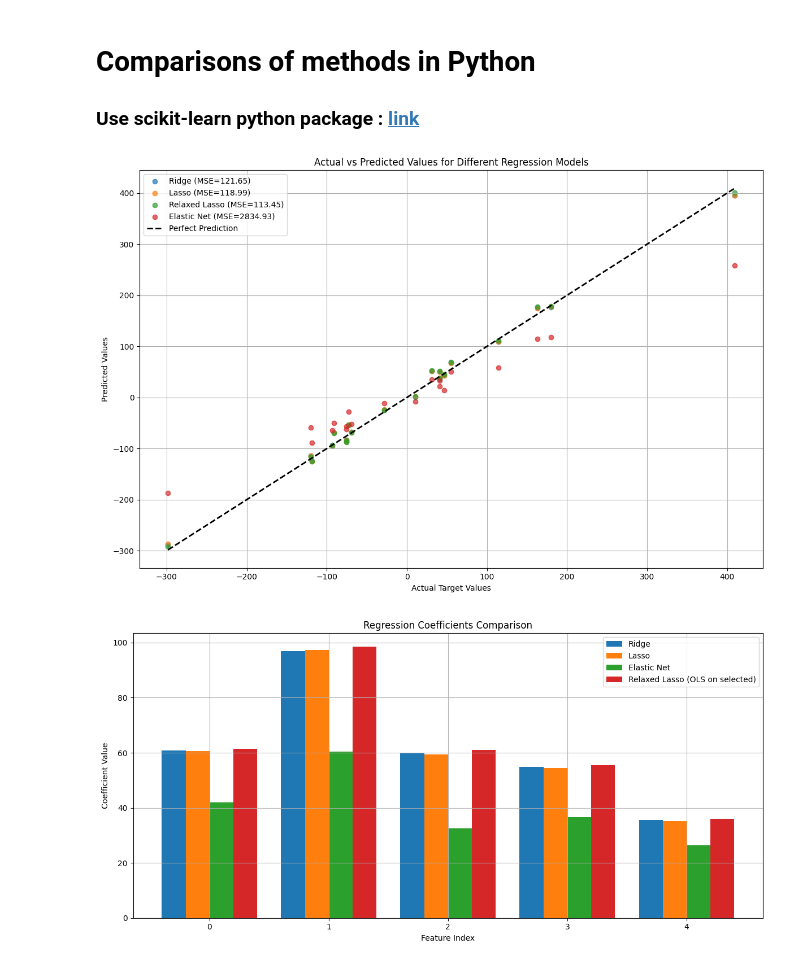
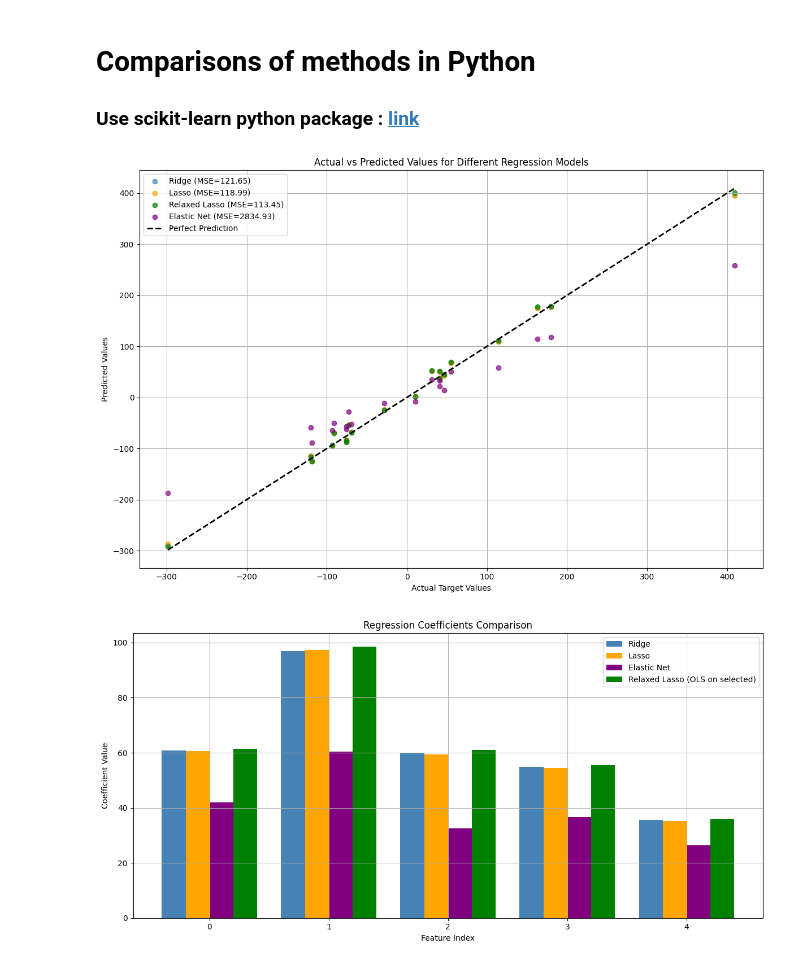
Before and after one commit to Mokhwalee/Machine-Learning, a Jupyter notebook: 01_linear_regression.ipynb, the cells around one changed output. Cells and saved outputs as stored; diff of their text form; code cells hidden in the pictures.

```diff
--- a/01_linear_regression.ipynb
+++ b/01_linear_regression.ipynb
@@ -139,47 +151,66 @@ elastic_net.fit(X_train, y_train)
 y_pred_enet = elastic_net.predict(X_test)
 mse_enet = mean_squared_error(y_test, y_pred_enet)
 
+# Define consistent colors for all models
+colors = {
+    'Ridge': 'steelblue',
+    'Lasso': 'orange',
+    'Relaxed Lasso': 'green',
+    'Elastic Net': 'purple'
+}
+
 # ==============================================================
-# Visualization 1: Actual vs Predicted values for all methods
-# Helps to visually compare how well each method predicts the target values
+# Visualization 1: Bar plot for MSE comparison
+# ==============================================================
+#methods = ['Ridge', 'Lasso', 'Relaxed Lasso', 'Elastic Net']
+#mse_values = [mse_ridge, mse_lasso, mse_relaxed, mse_enet]
+
+#plt.figure(figsize=(8, 6))
+#plt.bar(methods, mse_values, color=[colors[m] for m in methods])
+#plt.ylabel('Mean Squared Error (MSE)')
+#plt.title('MSE Comparison of Regression Methods')
+#plt.grid(axis='y')
+#plt.tight_layout()
+#plt.show()
+
+# ==============================================================
+# Visualization 2: Actual vs Predicted plot with color matching
 # ==============================================================
 plt.figure(figsize=(12, 8))
-plt.scatter(y_test, y_pred_ridge, label=f'Ridge (MSE={mse_ridge:.2f})', alpha=0.7)
-plt.scatter(y_test, y_pred_lasso, label=f'Lasso (MSE={mse_lasso:.2f})', alpha=0.7)
-plt.scatter(y_test, y_pred_relaxed, label=f'Relaxed Lasso (MSE={mse_relaxed:.2f})', alpha=0.7)
-plt.scatter(y_test, y_pred_enet, label=f'Elastic Net (MSE={mse_enet:.2f})', alpha=0.7)
+plt.scatter(y_test, y_pred_ridge, label=f'Ridge (MSE={mse_ridge:.2f})', color=colors['Ridge'], alpha=0.7)
+plt.scatter(y_test, y_pred_lasso, label=f'Lasso (MSE={mse_lasso:.2f})', color=colors['Lasso'], alpha=0.7)
+plt.scatter(y_test, y_pred_relaxed, label=f'Relaxed Lasso (MSE={mse_relaxed:.2f})', color=colors['Relaxed Lasso'], alpha=0.7)
+plt.scatter(y_test, y_pred_enet, label=f'Elastic Net (MSE={mse_enet:.2f})', color=colors['Elastic Net'], alpha=0.7)
 plt.plot([y_test.min(), y_test.max()], [y_test.min(), y_test.max()], 'k--', lw=2, label='Perfect Prediction')
 plt.xlabel('Actual Target Values')
 plt.ylabel('Predicted Values')
 plt.title('Actual vs Predicted Values for Different Regression Models')
 plt.legend()
 plt.grid(True)
 plt.tight_layout()
 plt.show()
 
 # ==============================================================
-# Visualization 2: Coefficients comparison between models
-# Demonstrates how each method handles feature selection and coefficient shrinkage
+# Visualization 3: Coefficients comparison between models with consistent colors
 # ==============================================================
 plt.figure(figsize=(12, 6))
 indices = np.arange(X.shape[1])
-plt.bar(indices - 0.3, ridge.coef_, width=0.2, label='Ridge', align='center')
-plt.bar(indices - 0.1, lasso.coef_, width=0.2, label='Lasso', align='center')
-plt.bar(indices + 0.1, elastic_net.coef_, width=0.2, label='Elastic Net', align='center')
+plt.bar(indices - 0.3, ridge.coef_, width=0.2, label='Ridge', align='center', color=colors['Ridge'])
+plt.bar(indices - 0.1, lasso.coef_, width=0.2, label='Lasso', align='center', color=colors['Lasso'])
+plt.bar(indices + 0.1, elastic_net.coef_, width=0.2, label='Elastic Net', align='center', color=colors['Elastic Net'])
 
-# Plot relaxed lasso coefficients only on selected features
 if selected_features.size > 0:
-    ols_coefs = np.zeros(X.shape[1])  # Initialize all coefficients to zero
+    ols_coefs = np.zeros(X.shape[1])
     ols_coefs[selected_features] = ols.coef_
-    plt.bar(indices + 0.3, ols_coefs, width=0.2, label='Relaxed Lasso (OLS on selected)', align='center')
+    plt.bar(indices + 0.3, ols_coefs, width=0.2, label='Relaxed Lasso (OLS on selected)', align='center', color=colors['Relaxed Lasso'])
 
 plt.xlabel('Feature Index')
 plt.ylabel('Coefficient Value')
 plt.title('Regression Coefficients Comparison')
 plt.legend()
 plt.grid(True)
 plt.tight_layout()
 plt.show()
 # %% [output]
-[figure, old version]
+[figure, new version]
-[figure, old version]
+[figure, new version]
```
Also changed, not shown: parts of 1 cell of this notebook.
